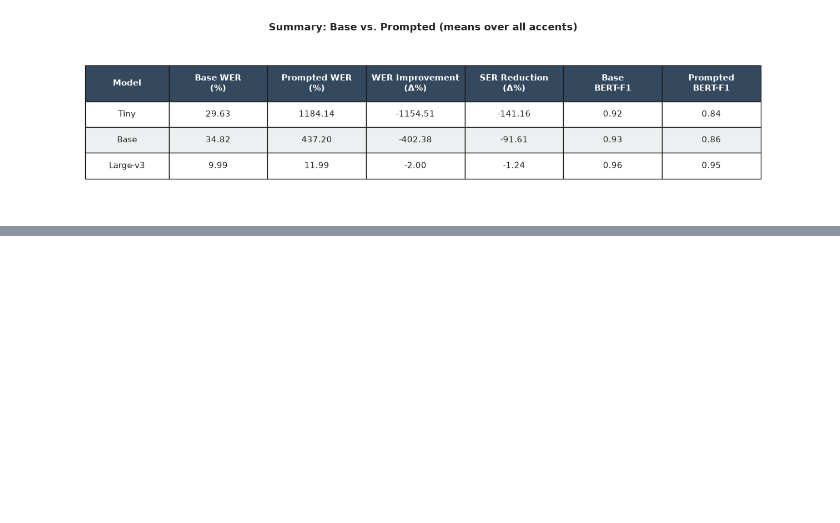
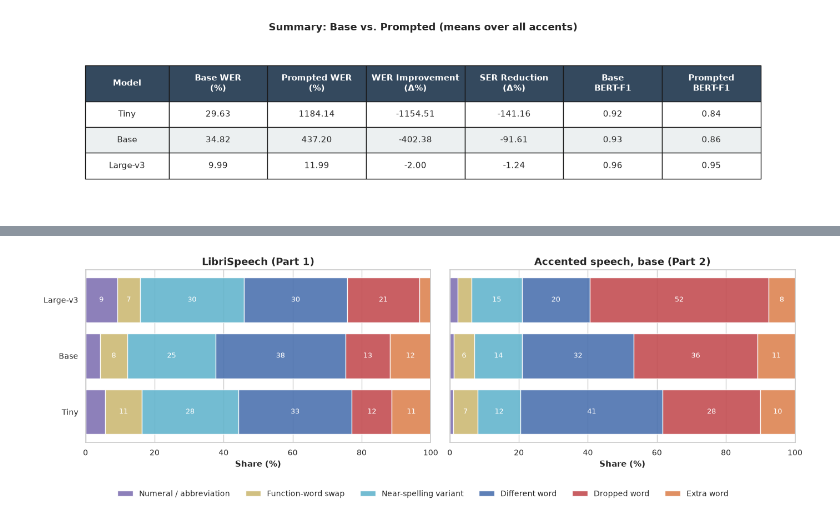
Before and after one commit to finnlimjc/AI-Systems-Evaluation, a Jupyter notebook: notebooks/results_analysis.ipynb, the cells around one changed output, grey strips where cells are left out. Saved outputs shown, nothing was run; the diff lists cells and outputs as text; code cells hidden in the pictures; blank space fills up the shorter version.

Commit message:
Vibe coded the analysis, checking through and editing as I go

```diff
--- a/notebooks/results_analysis.ipynb
+++ b/notebooks/results_analysis.ipynb
@@ -84,0 +101,11 @@ plt.show()
+# %%
+import pandas as pd
+from transformers import WhisperProcessor
+
+from src.analysis import build_edit_table, edit_category_counts, top_confusions, output_type_counts, classify_output, pick_examples
+from src.config import ACCENT_PROMPTS, MODEL_IDS, MODEL_ORDER
+from src.plots import plot_edit_categories, plot_output_types
+
+pd.set_option("display.max_colwidth", 130)
+pd.set_option("display.width", 200)
+df_ls = df_latency.rename(columns={"System": "Model"})
@@ -84,0 +125,5 @@ plt.show()
+# %%
+ls_edits = build_edit_table(df_ls, "Model", "Reference", "Hypothesis")
+ls_counts = edit_category_counts(ls_edits, MODEL_ORDER)
+ls_counts["Total edits"] = ls_counts.sum(axis=1)
+ls_counts
@@ -84,0 +182,6 @@ plt.show()
+# %%
+df_typical = df_accent[df_accent["Base WER (%)"] <= 100]
+n_excluded = df_accent.groupby("Model")["Base WER (%)"].apply(lambda wer: int((wer > 100).sum())).reindex(MODEL_ORDER)
+mean_all = df_accent.groupby("Model")["Base WER (%)"].mean().reindex(MODEL_ORDER).round(1)
+mean_typical = df_typical.groupby("Model")["Base WER (%)"].mean().reindex(MODEL_ORDER).round(1)
+pd.DataFrame({"Base WER>100% samples": n_excluded, "Mean base WER (all)": mean_all, "Mean base WER (excl. those)": mean_typical})
@@ -84,0 +204,5 @@ plt.show()
+# %%
+accent_edits = build_edit_table(df_typical, "Model", "Reference", "Base Hypothesis")
+accent_counts = edit_category_counts(accent_edits, MODEL_ORDER)
+accent_counts["Total edits"] = accent_counts.sum(axis=1)
+accent_counts
@@ -84,0 +215,6 @@ plt.show()
+# %%
+fig = plot_edit_categories(ls_counts.drop(columns="Total edits"), accent_counts.drop(columns="Total edits"))
+save_figure(fig, "edit_categories.png")
+plt.show()
+# %% [output]
+[figure, added]
```
Also changed, not shown: parts of 31 cells of this notebook, 5 other files.
